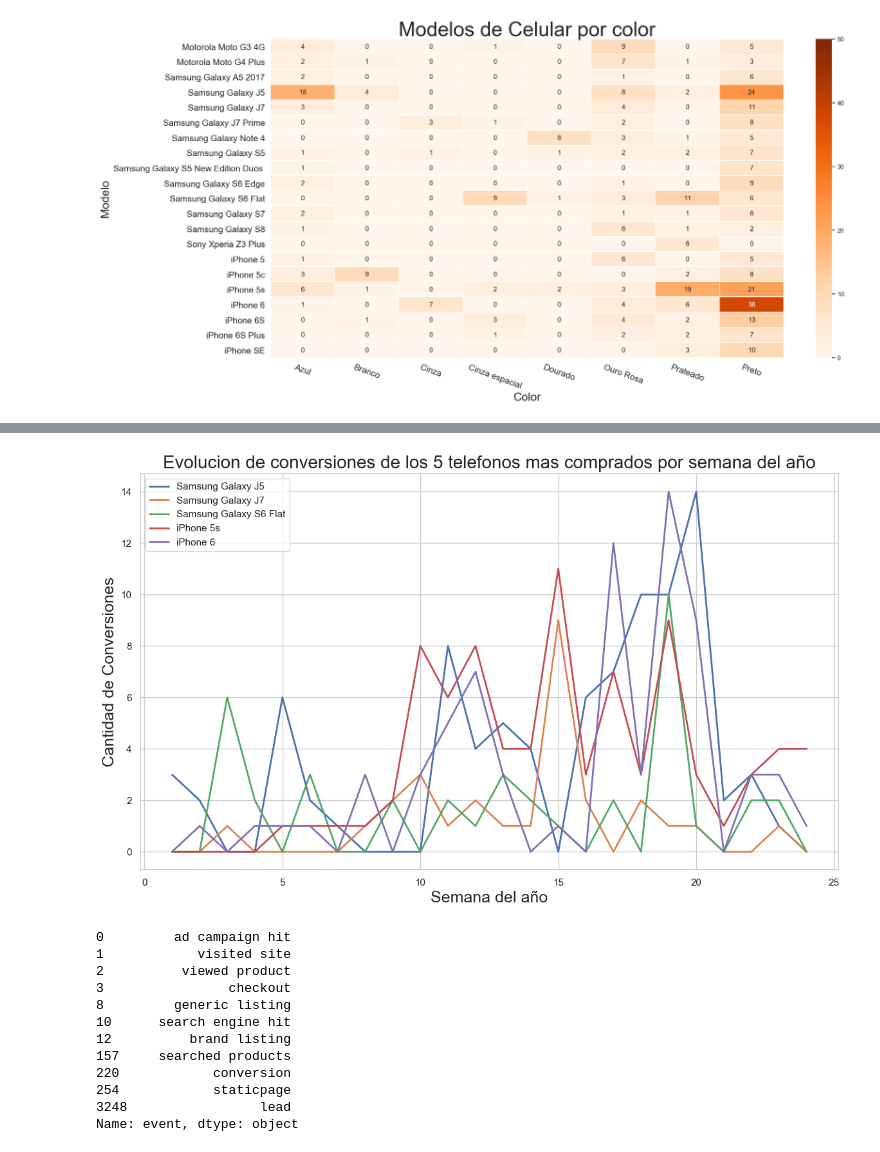
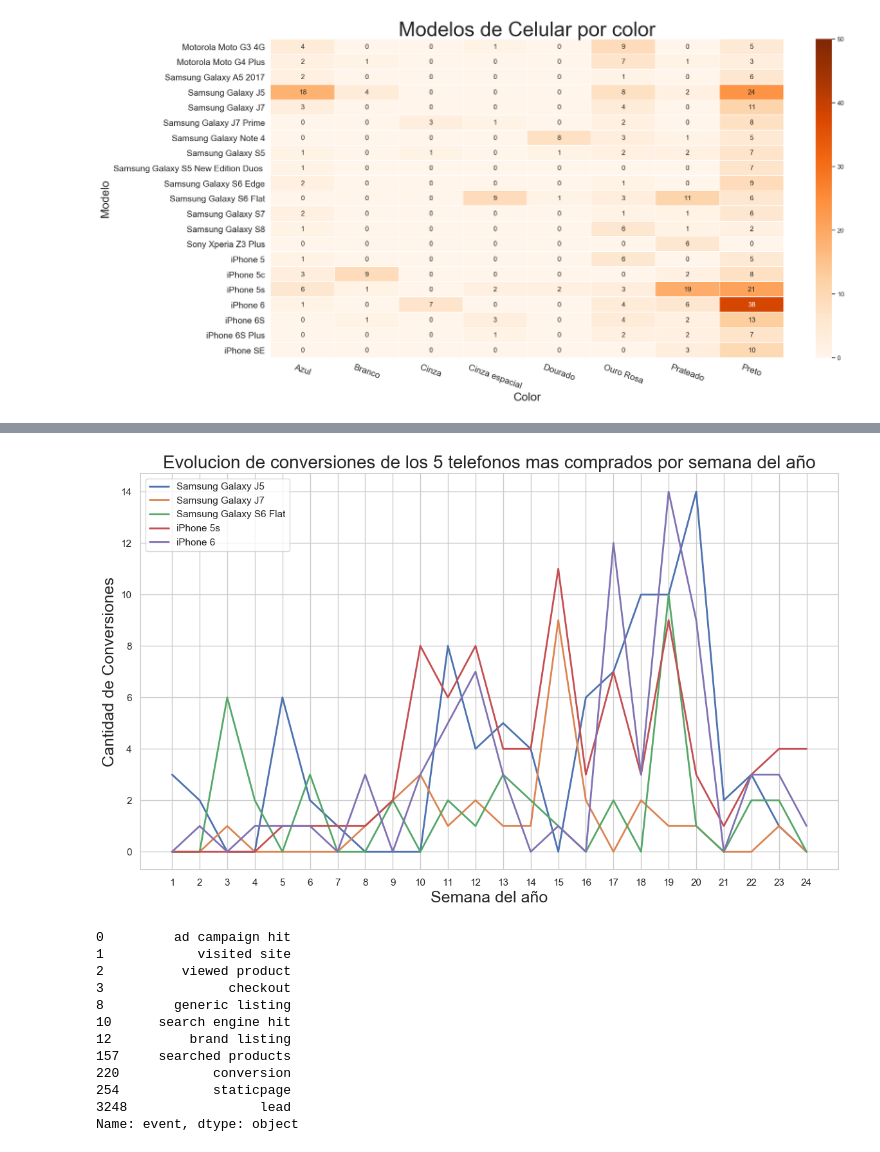
Before and after one commit to Blaz77/DatosReloaded, a Jupyter notebook: TP1/Exploracion_Trocafone.ipynb, the cells around one changed output, grey strips where cells are left out. Cells and saved outputs as stored; diff of their text form; code cells hidden in the pictures.

```diff
--- a/TP1/Exploracion_Trocafone.ipynb
+++ b/TP1/Exploracion_Trocafone.ipynb
@@ -253,16 +267,17 @@ conversion_by_model_color_heatMap.set_xticklabels(labels = conversion_by_model_c
 # %%
 aux1 = conversions.copy()
 aux1["week"] = pd.to_datetime(aux1['timestamp'], format="%Y-%m-%d %H:%M:%S").dt.week
 conversion_by_model_week = aux1.groupby(['week','model']).size().unstack(fill_value=0)
 conversion_by_model_week = conversion_by_model_week.loc[(conversion_by_model_week>1).any(1), (conversion_by_model_week>8).any(0)]
 conversion_by_model_week.plot(linewidth=2,figsize = (14,8))
 plt.title('Evolucion de conversiones de los 5 telefonos mas comprados por semana del año', fontsize=20)
 plt.xlabel('Semana del año', fontsize = 18)
+plt.xticks(range(1, 25, 1))
 plt.ylabel('Cantidad de Conversiones', fontsize = 18)
 plt.legend(loc='upper left', frameon=True)
 plt.show();
 # %% [output]
-[figure, old version]
+[figure, new version]
 # %%
 trocafoneData['event'].drop_duplicates()
 # %% [output]
```
Also changed, not shown: parts of 1 cell of this notebook.
